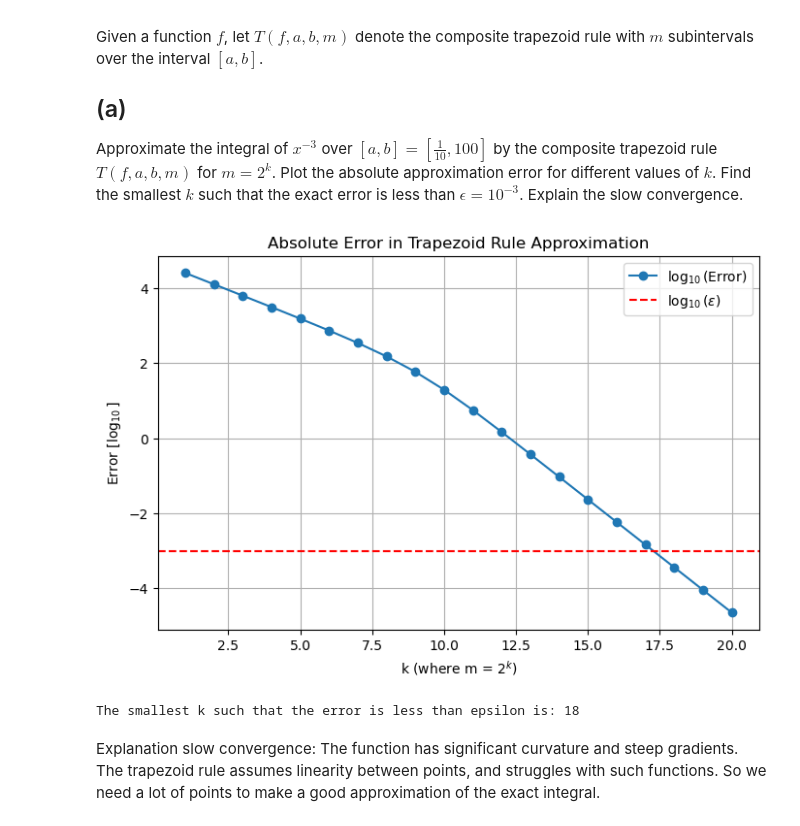
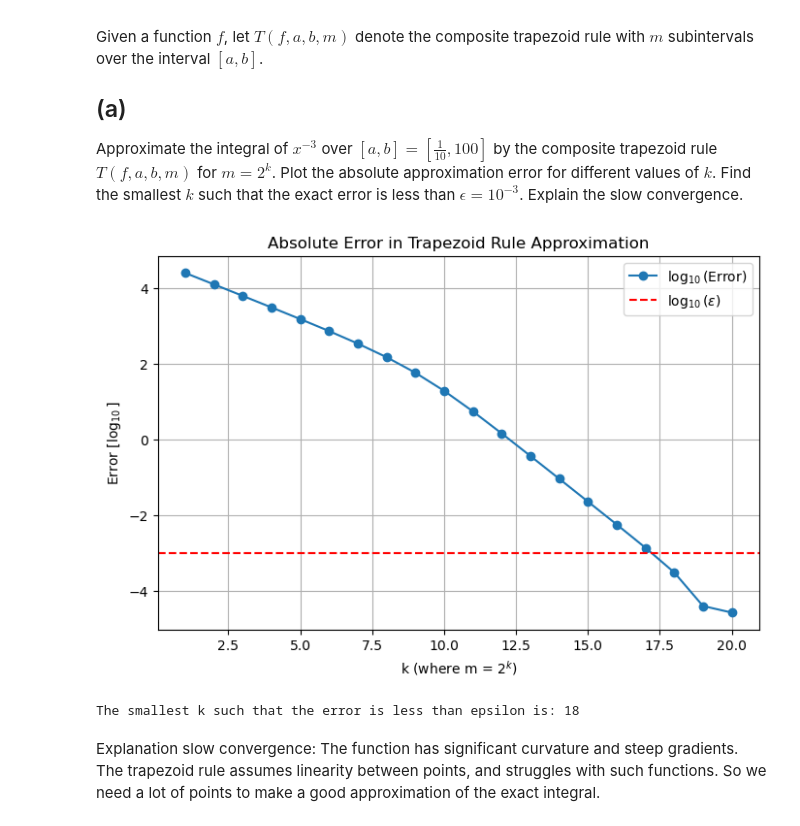
Before and after one commit to noayasmine/num_alg, a Jupyter notebook: hw4.ipynb, the cells around one changed output. Cells and saved outputs as stored; diff of their text form; code cells hidden in the pictures.

Commit message:
exact int set to 50 instead of function (because due to floating point it was just below 50)

```diff
--- a/hw4.ipynb
+++ b/hw4.ipynb
@@ -33,9 +33,6 @@ function_evaluations = 0
 
 def f(x):
     return x ** -3
-
-def exact_integral(a, b):
-    return -0.5 * (1 / b**2 - 1 / a**2)
 
 def trapezoid_rule(f, a, b, m):
     global function_evaluations
@@ -44,36 +41,36 @@ def trapezoid_rule(f, a, b, m):
     y = f(x)
 
     function_evaluations += len(x)
     return h * (0.5 * y[0] + np.sum(y[1:-1]) + 0.5 * y[-1])
 
 a, b = 1/10, 100
-exact_value = exact_integral(a, b)
+exact_int = 50
 epsilon = 1e-3
 
 k_values = np.arange(1, 21)
 errors = []
 m_values = 2**k_values
 
 for m in m_values:
     approx_value = trapezoid_rule(f, a, b, m)
-    error = abs(approx_value - exact_value)
+    error = abs(approx_value - exact_int)
     errors.append(error)
 
 k_min = k_values[np.where(np.array(errors) < epsilon)[0][0]]
 
 plt.figure(figsize=(8, 5))
 plt.plot(k_values, np.log10(errors), marker='o', label="$\log_{10}$(Error)")
 plt.axhline(y=np.log10(epsilon), color='r', linestyle='--', label=r"$\log_{10}(\epsilon)$")
 plt.title("Absolute Error in Trapezoid Rule Approximation")
 plt.xlabel("k (where m = $2^k$)")
 plt.ylabel(r"Error [$\log_{10}$]")
 plt.legend()
 plt.grid()
 plt.show()
 
 print(f"The smallest k such that the error is less than epsilon is: {k_min}")
 # %% [output]
-[figure, old version]
+[figure, new version]
 The smallest k such that the error is less than epsilon is: 18
 # %% [markdown]
 Explanation slow convergence: The function has significant curvature and steep gradients. The trapezoid rule assumes linearity between points, and struggles with such functions. So we need a lot of points to make a good approximation of the exact integral.
```
Also changed, not shown: parts of 1 cell of this notebook.
